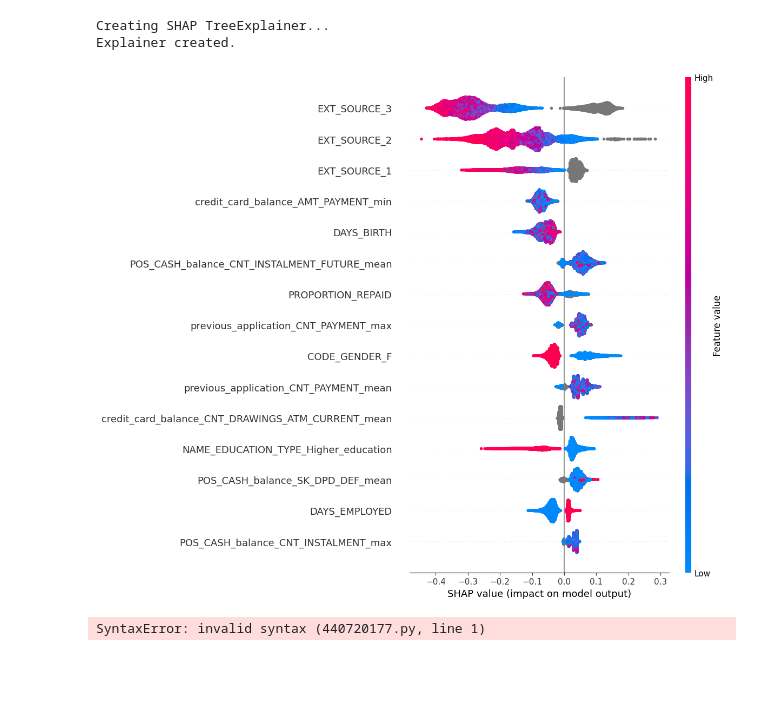
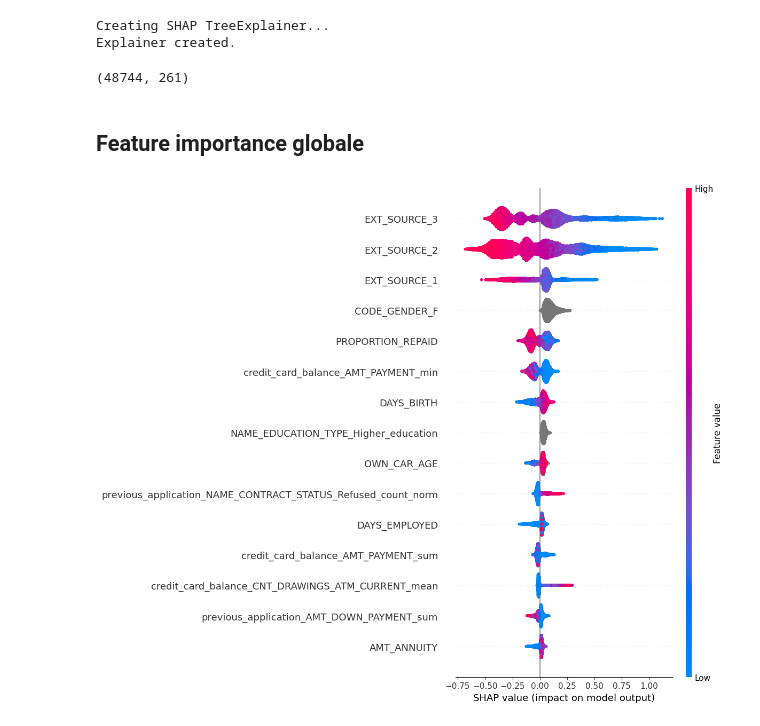
Before and after one commit to MalastarLC/Home_Credit_Project_Ver2, a Jupyter notebook: Projet_7_Analyse_Exploratoire_part_2.ipynb, the cells around one changed output. Drawn from its saved outputs; the diff is of its cells as text; code cells hidden in the pictures; blank space fills up the shorter version.

Commit message:
Feature importance analysis completed

```diff
--- a/Projet_7_Analyse_Exploratoire_part_2.ipynb
+++ b/Projet_7_Analyse_Exploratoire_part_2.ipynb
@@ -3891,0 +3801,7 @@ Loading LightGBM model from MLflow run ID: 80673ee8f1734525b95cebefc59f17f8, art
+# %%
+X_test_filtered_with_non_null_importance_unscaled = X_test_filtered_with_non_null_importance.copy()
+scaler = loaded_pipeline.named_steps['standardscaler']
+lgbm_model = loaded_pipeline.named_steps['lgbmclassifier']
+X_test_filtered_with_non_null_importance_scaled = scaler.transform(X_test_filtered_with_non_null_importance_unscaled)
+# %%
+X_test_filtered_with_non_null_importance_scaled_df = pd.DataFrame(X_test_filtered_with_non_null_importance_scaled, columns=columns_order)
@@ -3893,21 +3825,23 @@ Loading LightGBM model from MLflow run ID: 80673ee8f1734525b95cebefc59f17f8, art
 # --- 2. Create a SHAP Explainer ---
 # For tree-based models like LightGBM, TreeExplainer is efficient.
 print("Creating SHAP TreeExplainer...")
-explainer = shap.TreeExplainer(loaded_lgbm_model)
+explainer = shap.TreeExplainer(lgbm_model)
 print("Explainer created.")
 # %% [output]
 Creating SHAP TreeExplainer...
 Explainer created.
 # %%
-shap_values = explainer.shap_values(X_val_filtered_with_non_null_importance)
+shap_values = explainer.shap_values(X_test_filtered_with_non_null_importance_scaled_df)
+# %%
+shap_values.shape
+# %% [output]
+(48744, 261)
+# %% [markdown]
+## Feature importance globale
 # %%
-shap.summary_plot (shap_values, X_val_filtered_with_non_null_importance, max_display=15, plot_size=[12,10])
+shap.summary_plot (shap_values, X_test_filtered_with_non_null_importance, max_display=15, plot_size=[12,10])
 # %% [output]
-[figure, old version]
+[figure, new version]
-# %%
-stop=
-# %% [output]
-SyntaxError: invalid syntax (440720177.py, line 1)
 # %%
 shap.initjs()
 # %% [output]
```
Also changed, not shown: parts of 36 cells of this notebook.
